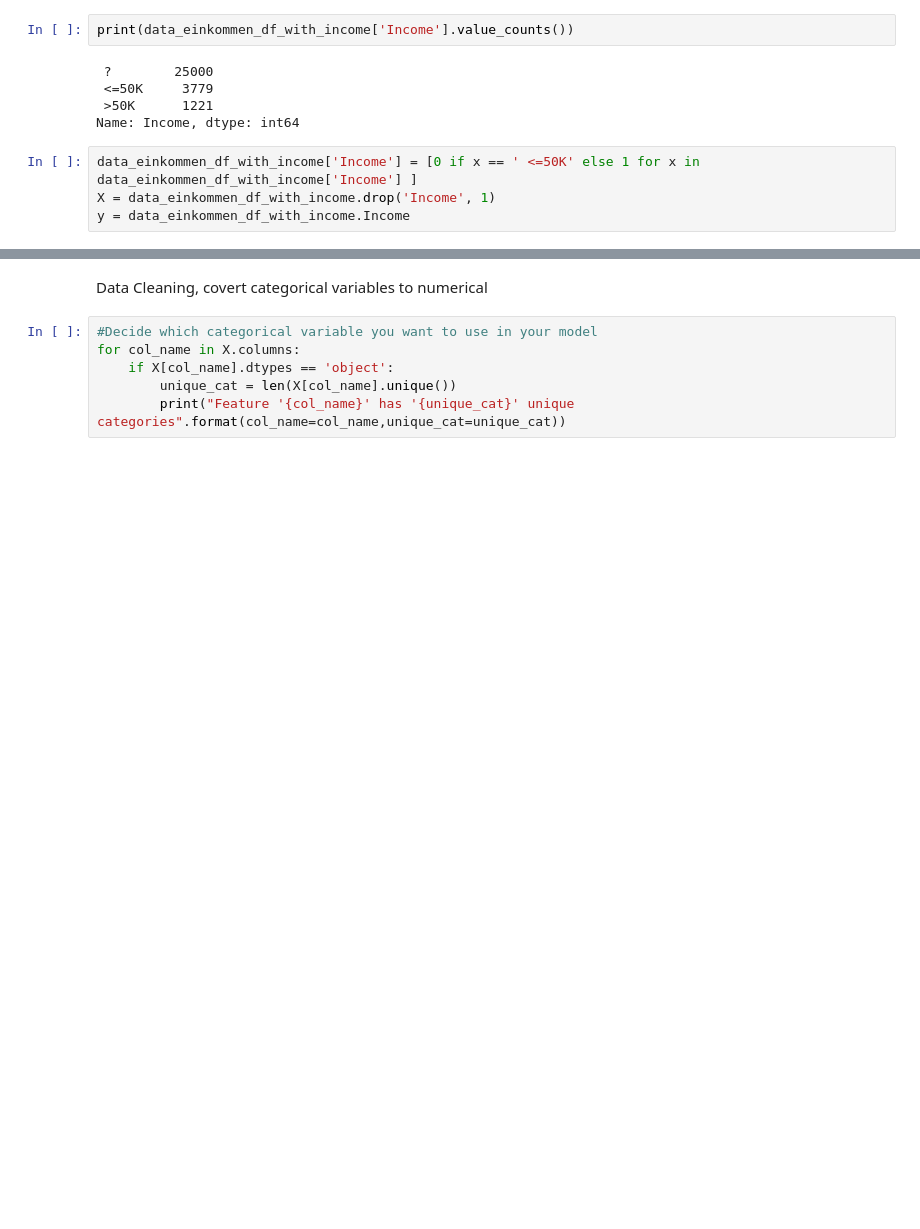
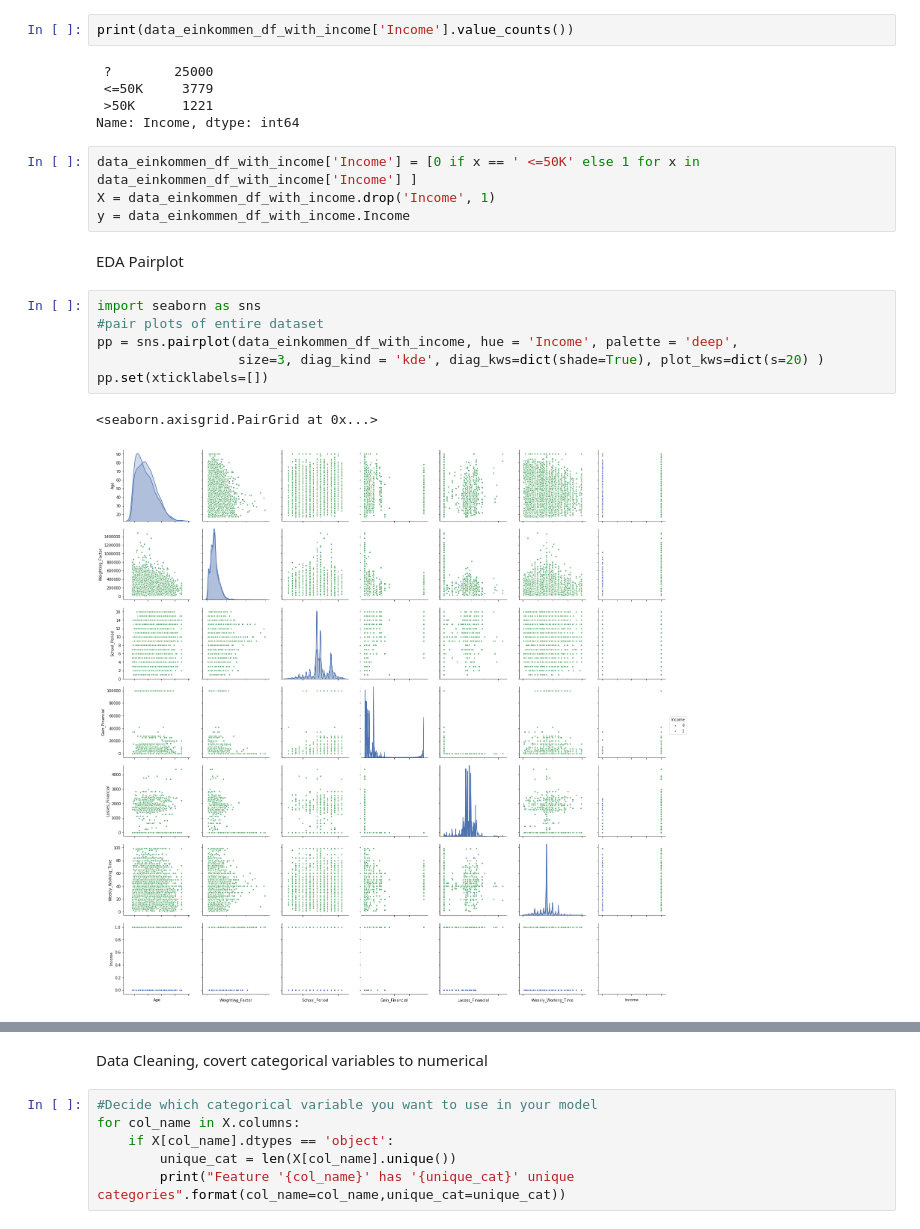
Before and after one commit to sefeoglu/AdultsDataSetUCI, a Jupyter notebook: Project_Assignment.ipynb, the cells around one changed output, grey strips where cells are left out. Drawn from its saved outputs; the diff is of its cells as text; blank space fills up the shorter version.

```diff
--- a/Project_Assignment.ipynb
+++ b/Project_Assignment.ipynb
@@ -63,3 +67,14 @@ Name: Income, dtype: int64
 data_einkommen_df_with_income['Income'] = [0 if x == ' <=50K' else 1 for x in data_einkommen_df_with_income['Income'] ]
 X = data_einkommen_df_with_income.drop('Income', 1)
 y = data_einkommen_df_with_income.Income
+# %% [markdown]
+EDA Pairplot
+# %%
+import seaborn as sns
+#pair plots of entire dataset
+pp = sns.pairplot(data_einkommen_df_with_income, hue = 'Income', palette = 'deep',
+                  size=3, diag_kind = 'kde', diag_kws=dict(shade=True), plot_kws=dict(s=20) )
+pp.set(xticklabels=[])
+# %% [output]
+<seaborn.axisgrid.PairGrid at 0x...>
+[figure, added]
```
Also changed, not shown: parts of 16 cells of this notebook.
